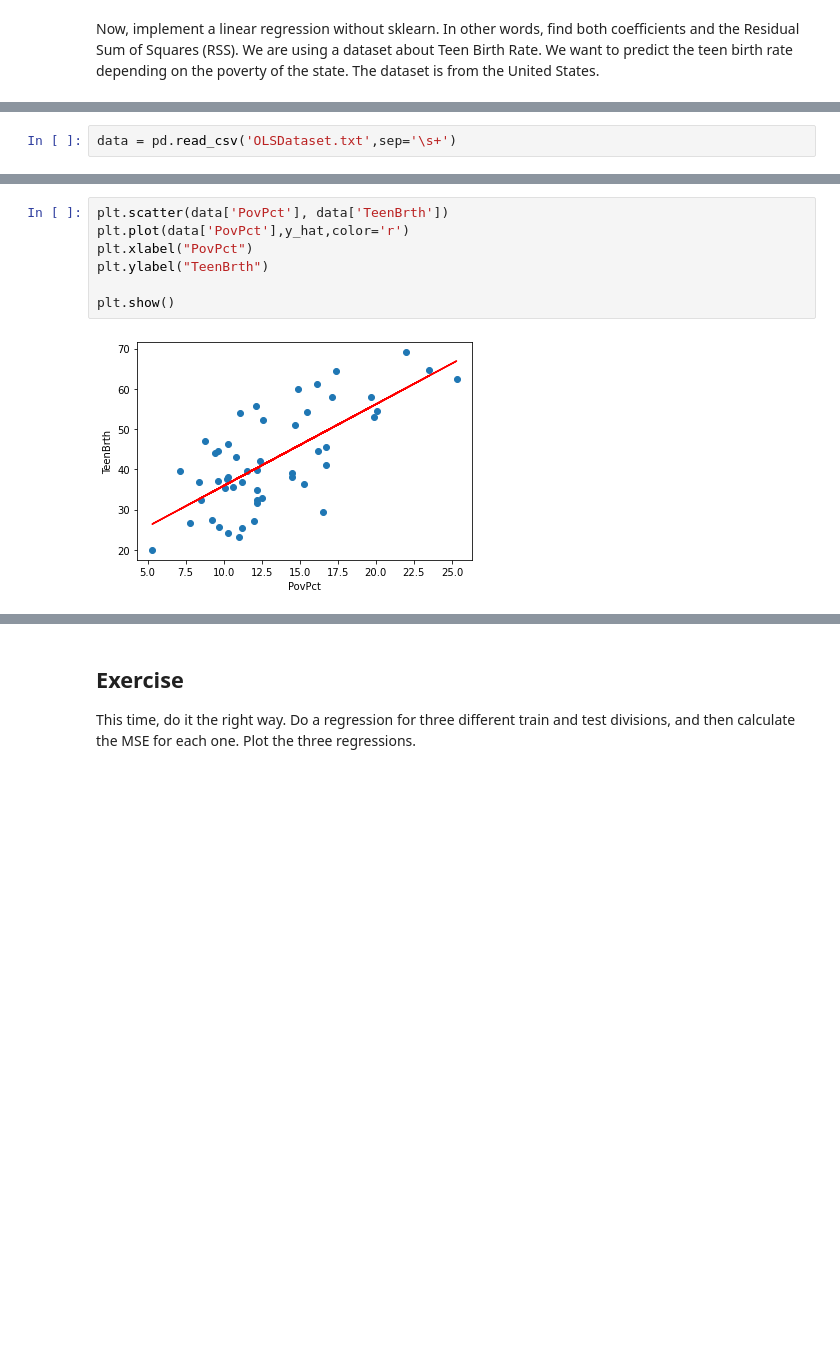
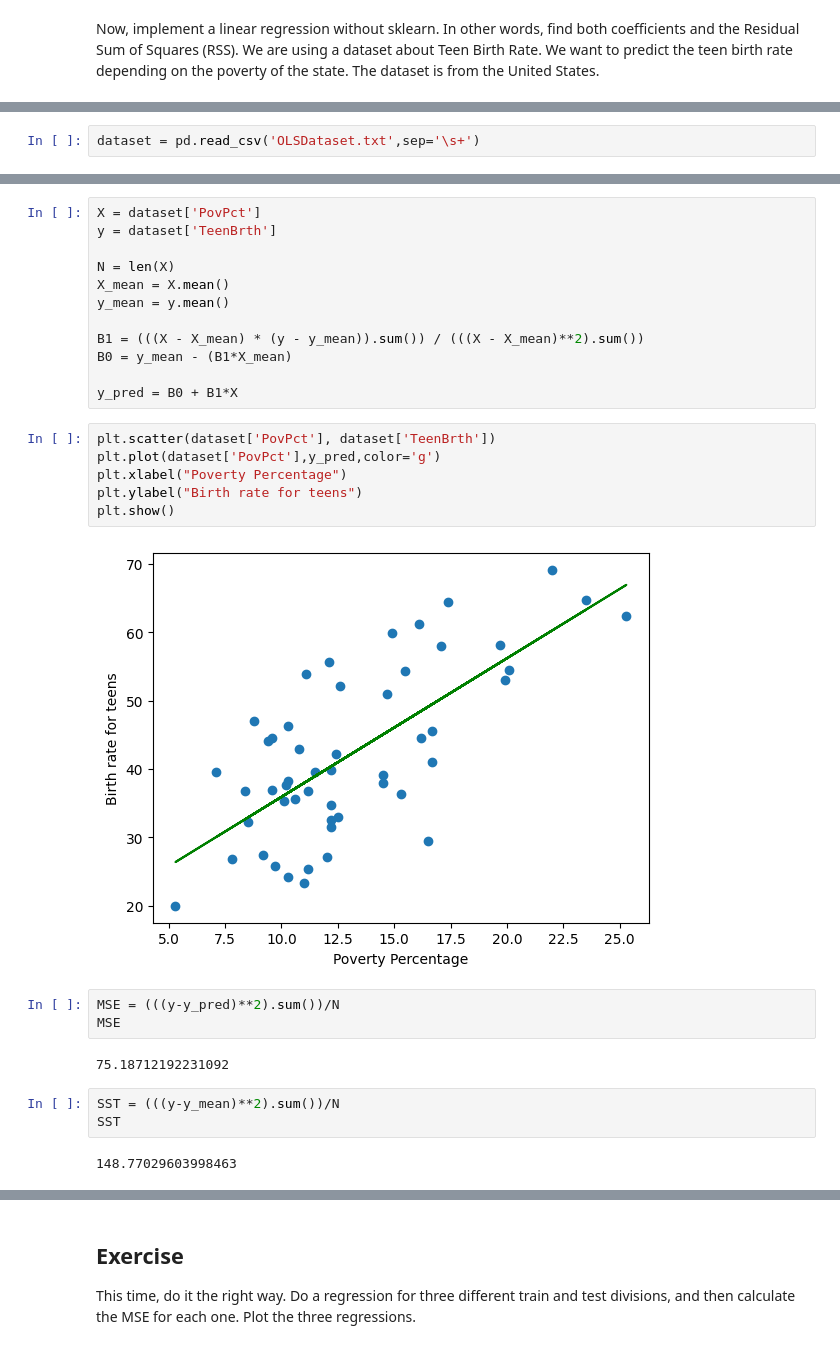
Before and after one commit to yninom/STATISTICALLEARNING, a Jupyter notebook: LinearRegression-Ex.ipynb, the cells around one changed output, grey strips where cells are left out. Saved outputs shown, nothing was run; the diff lists cells and outputs as text; blank space fills up the shorter version.

```diff
--- a/LinearRegression-Ex.ipynb
+++ b/LinearRegression-Ex.ipynb
@@ -38,2 +51,2 @@ import matplotlib.pyplot as plt
 # %%
-data = pd.read_csv('OLSDataset.txt',sep='\s+')
+dataset = pd.read_csv('OLSDataset.txt',sep='\s+')
@@ -45,9 +76,30 @@ plt.scatter(data['PovPct'], data['TeenBrth'])
+# %%
+X = dataset['PovPct']
+y = dataset['TeenBrth']
+
+N = len(X)
+X_mean = X.mean()
+y_mean = y.mean()
+
+B1 = (((X - X_mean) * (y - y_mean)).sum()) / (((X - X_mean)**2).sum())
+B0 = y_mean - (B1*X_mean)
+
+y_pred = B0 + B1*X
 # %%
-plt.scatter(data['PovPct'], data['TeenBrth'])
-plt.plot(data['PovPct'],y_hat,color='r')
-plt.xlabel("PovPct")
-plt.ylabel("TeenBrth")
-
+plt.scatter(dataset['PovPct'], dataset['TeenBrth'])
+plt.plot(dataset['PovPct'],y_pred,color='g')
+plt.xlabel("Poverty Percentage")
+plt.ylabel("Birth rate for teens")
 plt.show()
 # %% [output]
-[figure, old version]
+[figure, new version]
+# %%
+MSE = (((y-y_pred)**2).sum())/N
+MSE
+# %% [output]
+75.18712192231092
+# %%
+SST = (((y-y_mean)**2).sum())/N
+SST
+# %% [output]
+148.77029603998463
```
Also changed, not shown: parts of 26 cells of this notebook.
